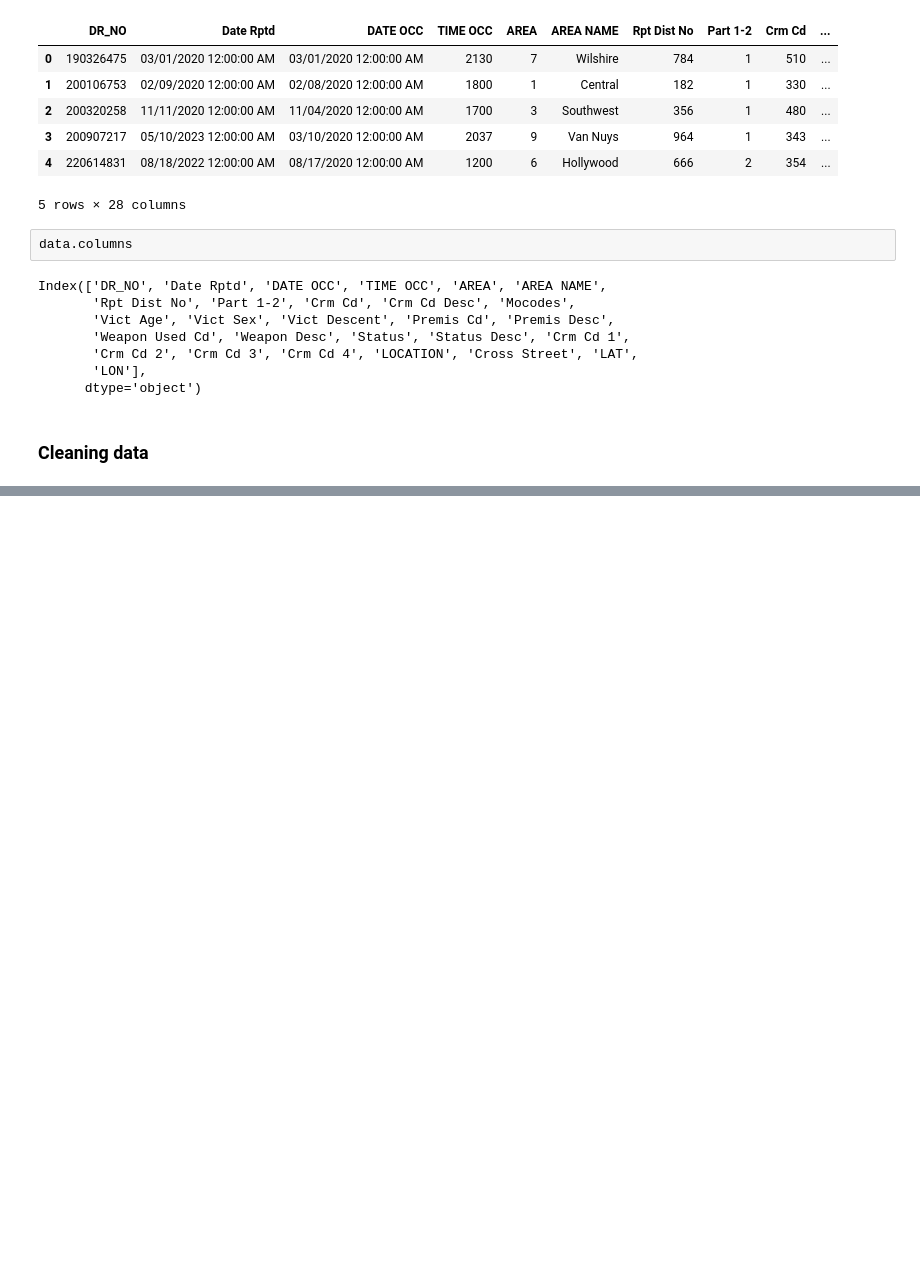
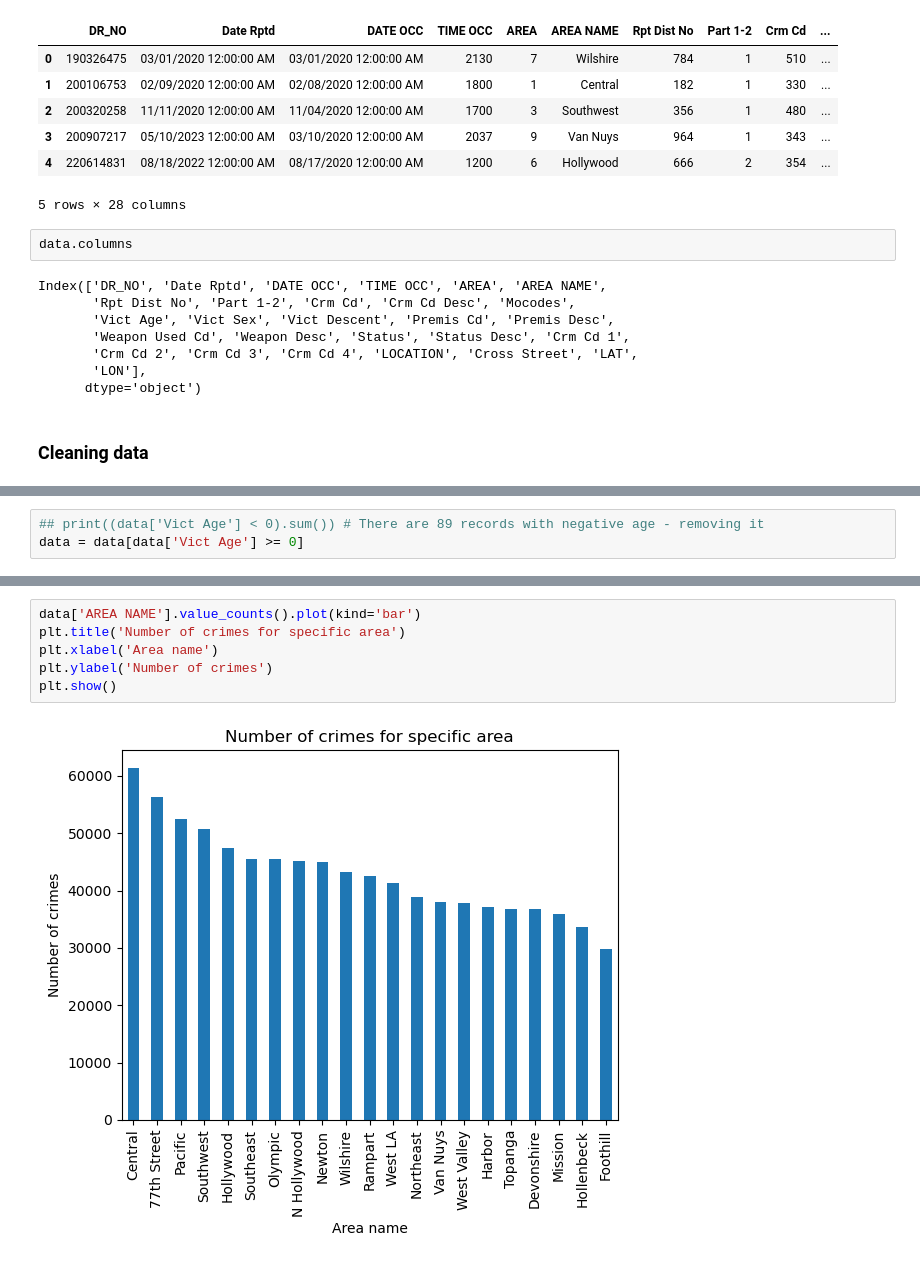
Before and after one commit to kappa243/data_explo, a Jupyter notebook: main.ipynb, the cells around one changed output, grey strips where cells are left out. Saved outputs shown, nothing was run; the diff lists cells and outputs as text; blank space fills up the shorter version.

Commit message:
adding some exploratory and somebasics plots

```diff
--- a/main.ipynb
+++ b/main.ipynb
@@ -58,3 +57,6 @@ Cross Street      759302
 LAT                    0
 LON                    0
 dtype: int64
+# %%
+## print((data['Vict Age'] < 0).sum()) # There are 89 records with negative age - removing it
+data = data[data['Vict Age'] >= 0]
@@ -60,0 +90,8 @@ dtype: int64
+# %%
+data['AREA NAME'].value_counts().plot(kind='bar')
+plt.title('Number of crimes for specific area')
+plt.xlabel('Area name')
+plt.ylabel('Number of crimes')
+plt.show()
+# %% [output]
+[figure, added]
```
Also changed, not shown: parts of 6 cells of this notebook.
